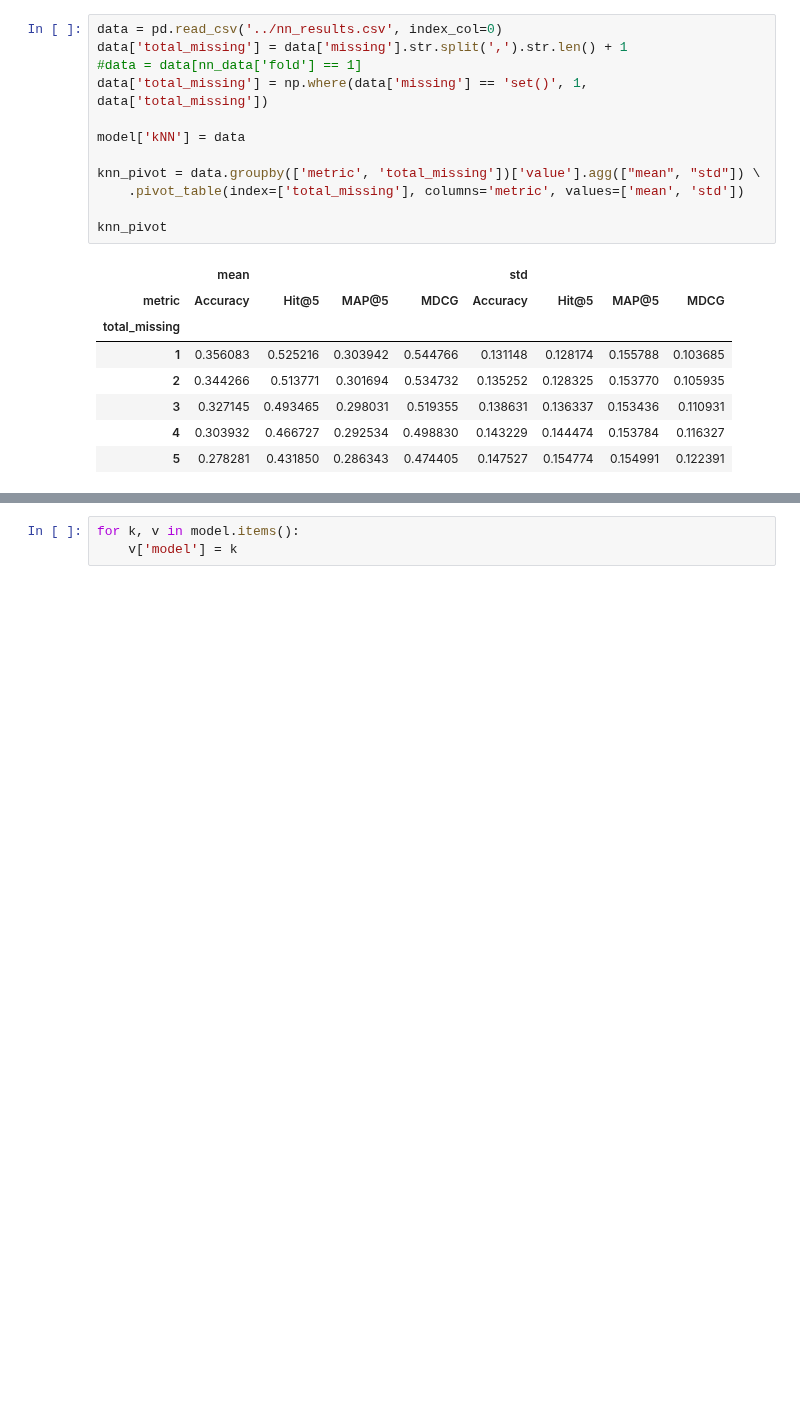
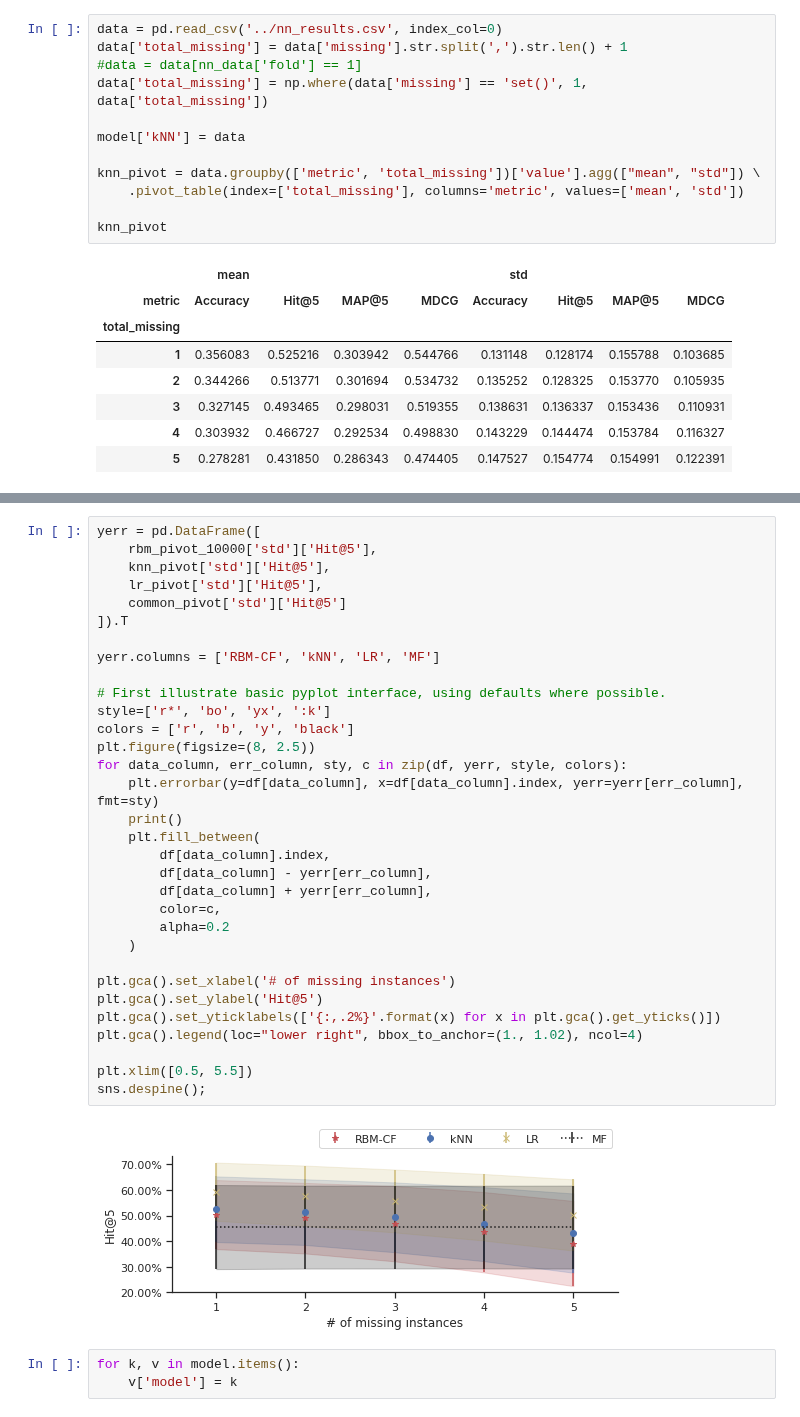
Before and after one commit to SrMouraSilva/RBM, a Jupyter notebook: experiments/notebooks/Lost information.ipynb, the cells around one changed output, grey strips where cells are left out. Cells and saved outputs as stored; diff of their text form; blank space fills up the shorter version.

```diff
--- a/experiments/notebooks/Lost information.ipynb
+++ b/experiments/notebooks/Lost information.ipynb
@@ -124,3 +158,37 @@ ax.get_figure().savefig("hit5-multiple.pdf", bbox_inches='tight')
+# %%
+yerr = pd.DataFrame([
+    rbm_pivot_10000['std']['Hit@5'],
+    knn_pivot['std']['Hit@5'],
+    lr_pivot['std']['Hit@5'],
+    common_pivot['std']['Hit@5']
+]).T
+
+yerr.columns = ['RBM-CF', 'kNN', 'LR', 'MF']
+
+# First illustrate basic pyplot interface, using defaults where possible.
+style=['r*', 'bo', 'yx', ':k']
+colors = ['r', 'b', 'y', 'black']
+plt.figure(figsize=(8, 2.5))
+for data_column, err_column, sty, c in zip(df, yerr, style, colors):
+    plt.errorbar(y=df[data_column], x=df[data_column].index, yerr=yerr[err_column], fmt=sty)
+    print()
+    plt.fill_between(
+        df[data_column].index,
+        df[data_column] - yerr[err_column],
+        df[data_column] + yerr[err_column],
+        color=c,
+        alpha=0.2
+    )
+
+plt.gca().set_xlabel('# of missing instances')
+plt.gca().set_ylabel('Hit@5')
+plt.gca().set_yticklabels(['{:,.2%}'.format(x) for x in plt.gca().get_yticks()])
+plt.gca().legend(loc="lower right", bbox_to_anchor=(1., 1.02), ncol=4)
+
+plt.xlim([0.5, 5.5])
+sns.despine();
+# %% [output]
+[figure, added]
 # %%
 for k, v in model.items():
     v['model'] = k
```
Also changed, not shown: parts of 6 cells of this notebook, 29 other files.
